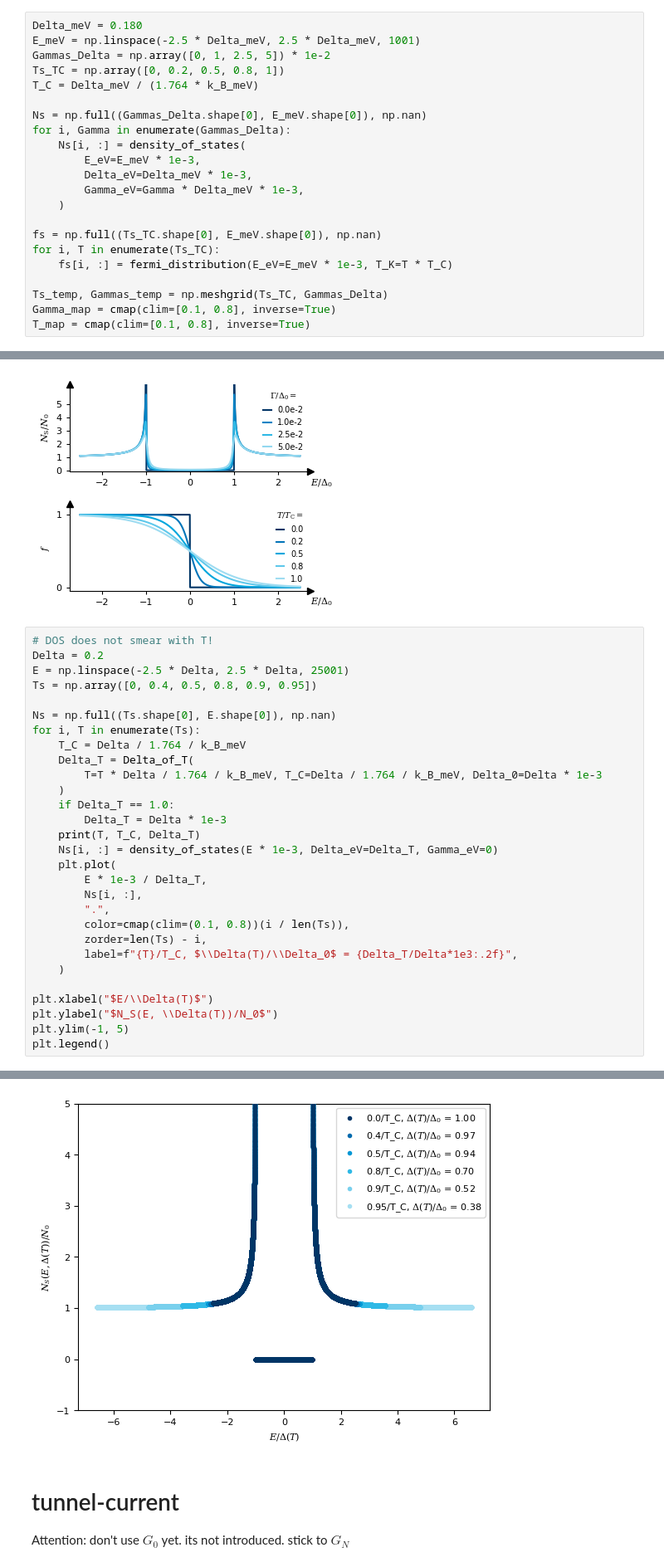
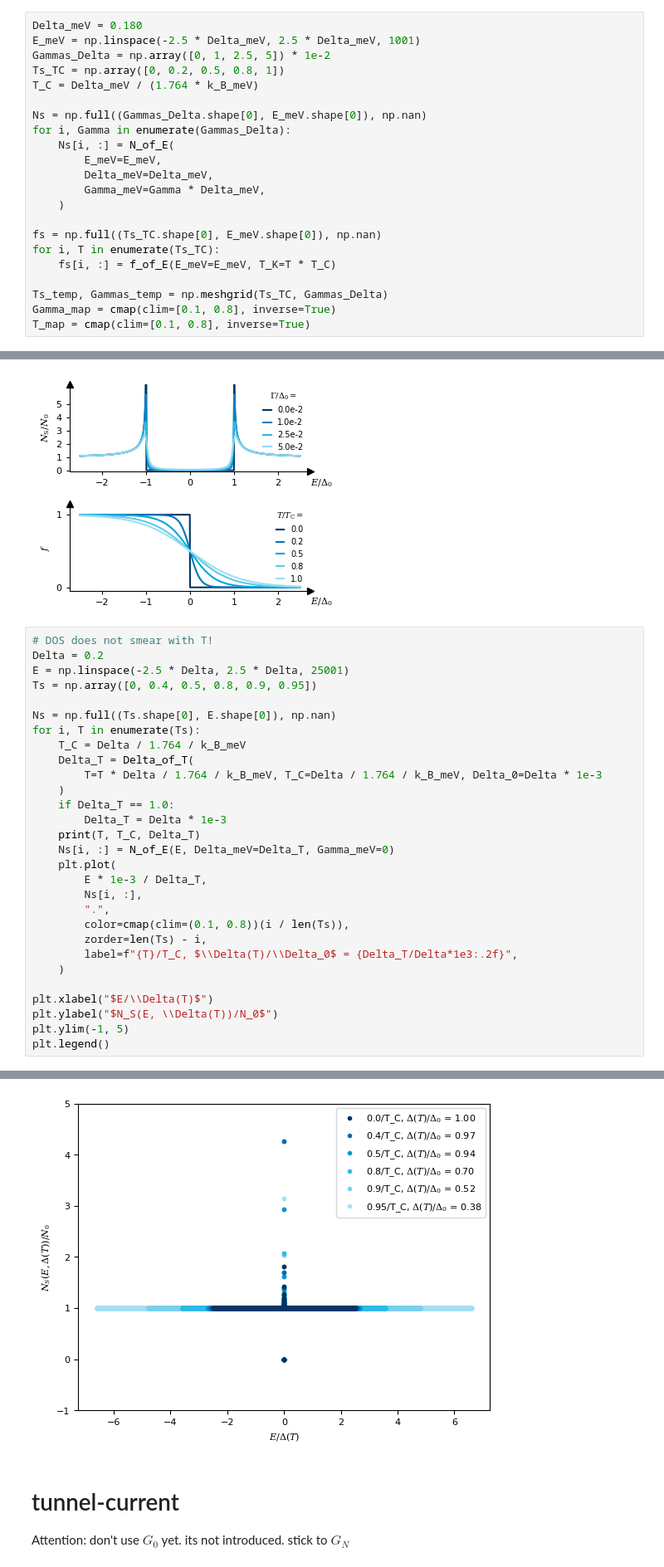
Before and after one commit to schmampf/dissertation, a Jupyter notebook: theory/micro/micro.ipynb, the cells around one changed output, grey strips where cells are left out. Shown at 83% size. Drawn from its saved outputs; the diff is of its cells as text.

Commit message:
updated figures for micro

```diff
--- a/theory/micro/micro.ipynb
+++ b/theory/micro/micro.ipynb
@@ -150,15 +159,15 @@ T_C = Delta_meV / (1.764 * k_B_meV)
 
 Ns = np.full((Gammas_Delta.shape[0], E_meV.shape[0]), np.nan)
 for i, Gamma in enumerate(Gammas_Delta):
-    Ns[i, :] = density_of_states(
-        E_eV=E_meV * 1e-3,
-        Delta_eV=Delta_meV * 1e-3,
-        Gamma_eV=Gamma * Delta_meV * 1e-3,
+    Ns[i, :] = N_of_E(
+        E_meV=E_meV,
+        Delta_meV=Delta_meV,
+        Gamma_meV=Gamma * Delta_meV,
     )
 
 fs = np.full((Ts_TC.shape[0], E_meV.shape[0]), np.nan)
 for i, T in enumerate(Ts_TC):
-    fs[i, :] = fermi_distribution(E_eV=E_meV * 1e-3, T_K=T * T_C)
+    fs[i, :] = f_of_E(E_meV=E_meV, T_K=T * T_C)
 
 Ts_temp, Gammas_temp = np.meshgrid(Ts_TC, Gammas_Delta)
 Gamma_map = cmap(clim=[0.1, 0.8], inverse=True)
@@ -257,35 +266,35 @@ Ts = np.array([0, 0.4, 0.5, 0.8, 0.9, 0.95])
 Ns = np.full((Ts.shape[0], E.shape[0]), np.nan)
 for i, T in enumerate(Ts):
     T_C = Delta / 1.764 / k_B_meV
     Delta_T = Delta_of_T(
         T=T * Delta / 1.764 / k_B_meV, T_C=Delta / 1.764 / k_B_meV, Delta_0=Delta * 1e-3
     )
     if Delta_T == 1.0:
         Delta_T = Delta * 1e-3
     print(T, T_C, Delta_T)
-    Ns[i, :] = density_of_states(E * 1e-3, Delta_eV=Delta_T, Gamma_eV=0)
+    Ns[i, :] = N_of_E(E, Delta_meV=Delta_T, Gamma_meV=0)
     plt.plot(
         E * 1e-3 / Delta_T,
         Ns[i, :],
         ".",
         color=cmap(clim=(0.1, 0.8))(i / len(Ts)),
         zorder=len(Ts) - i,
         label=f"{T}/T_C, $\\Delta(T)/\\Delta_0$ = {Delta_T/Delta*1e3:.2f}",
     )
 
 plt.xlabel("$E/\\Delta(T)$")
 plt.ylabel("$N_S(E, \\Delta(T))/N_0$")
 plt.ylim(-1, 5)
 plt.legend()
 # %% [output]
 0.0 1.31570500244332 0.0002
 0.4 1.31570500244332 0.00019444133336630397
 0.5 1.31570500244332 0.00018804532807854552
 0.8 1.31570500244332 0.00014027482618766247
 0.9 1.31570500244332 0.0001045330859371641
 0.95 1.31570500244332 7.585000223505532e-05
 <matplotlib.legend.Legend at 0x...>
-[figure, old version]
+[figure, new version]
 # %% [markdown]
 # tunnel-current
 
```
Also changed, not shown: parts of 10 cells of this notebook, 7 other files.
